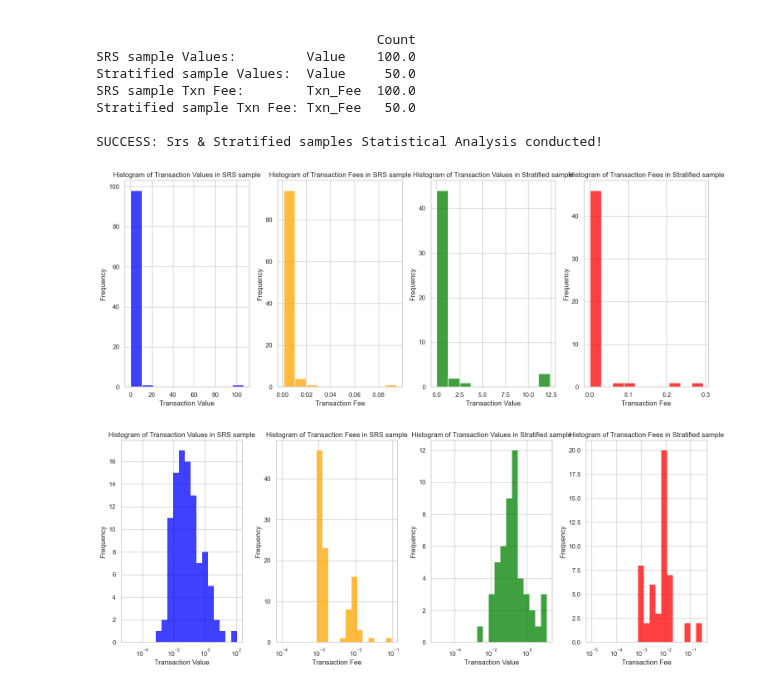
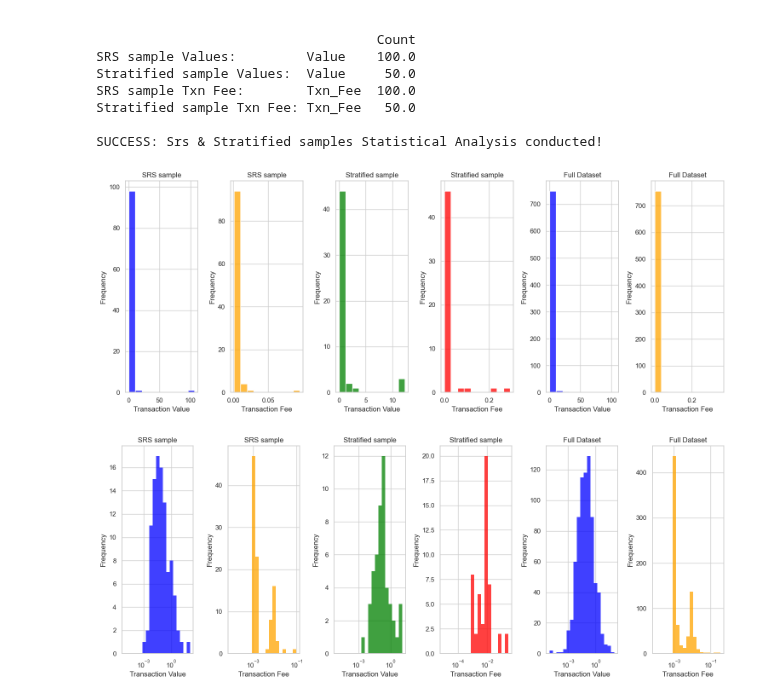
Before and after one commit to amirZZZkiller/DS-Course-Projects, a Jupyter notebook: CA0/Akbari_Baghestani_Jamali_DS4022_CA0.ipynb, the cells around one changed output. Cells and saved outputs as stored; diff of their text form; code cells hidden in the pictures.

Commit message:
Full Dataset Histogram & Logarithmic Plot added to samples

```diff
--- a/CA0/Akbari_Baghestani_Jamali_DS4022_CA0.ipynb
+++ b/CA0/Akbari_Baghestani_Jamali_DS4022_CA0.ipynb
@@ -585,31 +585,43 @@ SUCCESS: Srs & Stratified samples Statistical Analysis conducted!
 sns.set(style="whitegrid")
 
 # Create subplots with 1 row and 2 columns
-fig, axes = plt.subplots(nrows=1, ncols=4, figsize=(15, 6))
+fig, axes = plt.subplots(nrows=1, ncols=6, figsize=(15, 6))
 
 # Plot the histogram for 'Value' in SRS sample
 sns.histplot(data=srs_sample, x='Value', bins=10, color='blue', ax=axes[0])
 axes[0].set_xlabel('Transaction Value')
 axes[0].set_ylabel('Frequency')
-axes[0].set_title('Histogram of Transaction Values in SRS sample')
+axes[0].set_title('SRS sample')
 
 # Plot the histogram for 'Txn_Fee' in SRS sample
 sns.histplot(data=srs_sample, x='Txn_Fee', bins=10, color='orange', ax=axes[1])
 axes[1].set_xlabel('Transaction Fee')
 axes[1].set_ylabel('Frequency')
-axes[1].set_title('Histogram of Transaction Fees in SRS sample')
+axes[1].set_title('SRS sample')
 
 # Plot the histogram for 'Value' in Stratified sample
 sns.histplot(data=stratified_sample, x='Value', bins=10, color='green', ax=axes[2])
 axes[2].set_xlabel('Transaction Value')
 axes[2].set_ylabel('Frequency')
-axes[2].set_title('Histogram of Transaction Values in Stratified sample')
+axes[2].set_title('Stratified sample')
 
 # Plot the histogram for 'Txn_Fee' in Stratified sample
 sns.histplot(data=stratified_sample, x='Txn_Fee', bins=10, color='red', ax=axes[3])
 axes[3].set_xlabel('Transaction Fee')
 axes[3].set_ylabel('Frequency')
-axes[3].set_title('Histogram of Transaction Fees in Stratified sample')
+axes[3].set_title('Stratified sample')
+
+# Plot the histogram for 'Value' in full dataset
+sns.histplot(data=df, x='Value', bins=10, color='blue', ax=axes[4])
+axes[4].set_xlabel('Transaction Value')
+axes[4].set_ylabel('Frequency')
+axes[4].set_title('Full Dataset')
+
+# Plot the histogram for 'Txn_Fee' in full dataset
+sns.histplot(data=df, x='Txn_Fee', bins=10, color='orange', ax=axes[5])
+axes[5].set_xlabel('Transaction Fee')
+axes[5].set_ylabel('Frequency')
+axes[5].set_title('Full Dataset')
 
 # Adjust layout to prevent overlapping
 plt.tight_layout()
@@ -617,46 +629,60 @@ plt.tight_layout()
 # Show the plot
 plt.show()
 # %% [output]
-[figure, old version]
+[figure, new version]
 # %%
 # Set the style for the plot
 sns.set(style="whitegrid")
 
 # Create subplots with 1 row and 2 columns
-fig, axes = plt.subplots(nrows=1, ncols=4, figsize=(15, 6))
+fig, axes = plt.subplots(nrows=1, ncols=6, figsize=(15, 6))
 
 # Plot the histogram for 'Value' in full dataset
 sns.histplot(data=srs_sample, x='Value', bins=np.logspace(np.log10(0.00001), np.log10(srs_sample['Value'].max()), 20), color='blue', ax=axes[0])
 axes[0].set_xscale('log')
 axes[0].set_xlabel('Transaction Value')
 axes[0].set_ylabel('Frequency')
-axes[0].set_title('Histogram of Transaction Values in SRS sample')
+axes[0].set_title('SRS sample')
 
 # Plot the histogram for 'Txn_Fee' in full dataset
 sns.histplot(data=srs_sample, x='Txn_Fee', bins=np.logspace(np.log10(0.0001), np.log10(srs_sample['Txn_Fee'].max()), 20), color='orange', ax=axes[1])
 axes[1].set_xscale('log')
 axes[1].set_xlabel('Transaction Fee')
 axes[1].set_ylabel('Frequency')
-axes[1].set_title('Histogram of Transaction Fees in SRS sample')
+axes[1].set_title('SRS sample')
 
 # Plot the histogram for 'Value' in dataset excluding 0 values
 sns.histplot(data=stratified_sample, x='Value', bins=np.logspace(np.log10(0.00001), np.log10(stratified_sample['Value'].max()), 20), color='green', ax=axes[2])
 axes[2].set_xscale('log')
 axes[2].set_xlabel('Transaction Value')
 axes[2].set_ylabel('Frequency')
-axes[2].set_title('Histogram of Transaction Values in Stratified sample')
+axes[2].set_title('Stratified sample')
 
 # Plot the histogram for 'Txn_Fee' in Stratified sample
 sns.histplot(data=stratified_sample, x='Txn_Fee', bins=np.logspace(np.log10(0.00001), np.log10(stratified_sample['Txn_Fee'].max()), 20), color='red', ax=axes[3])
 axes[3].set_xscale('log')
 axes[3].set_xlabel('Transaction Fee')
 axes[3].set_ylabel('Frequency')
-axes[3].set_title('Histogram of Transaction Fees in Stratified sample')
+axes[3].set_title('Stratified sample')
+
+# Plot the histogram for 'Value' in full dataset
+sns.histplot(data=df, x='Value', bins=np.logspace(np.log10(0.00001), np.log10(df['Value'].max()), 20), color='blue', ax=axes[4])
+axes[4].set_xscale('log')
+axes[4].set_xlabel('Transaction Value')
+axes[4].set_ylabel('Frequency')
+axes[4].set_title('Full Dataset')
+
+# Plot the histogram for 'Txn_Fee' in full dataset
+sns.histplot(data=df, x='Txn_Fee', bins=np.logspace(np.log10(0.0001), np.log10(df['Txn_Fee'].max()), 20), color='orange', ax=axes[5])
+axes[5].set_xscale('log')
+axes[5].set_xlabel('Transaction Fee')
+axes[5].set_ylabel('Frequency')
+axes[5].set_title('Full Dataset')
 
 # Adjust layout to prevent overlapping
 plt.tight_layout()
 
 # Show the plot
 plt.show()
 # %% [output]
-[figure, old version]
+[figure, new version]
```
